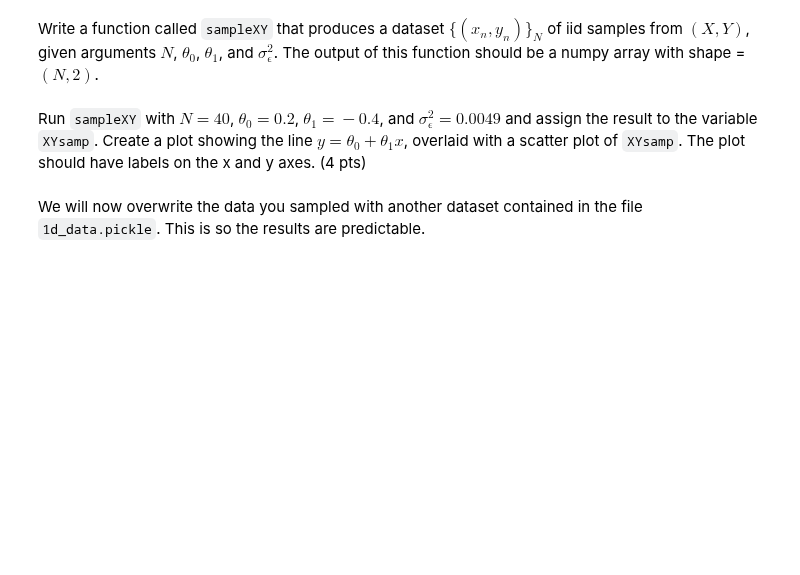
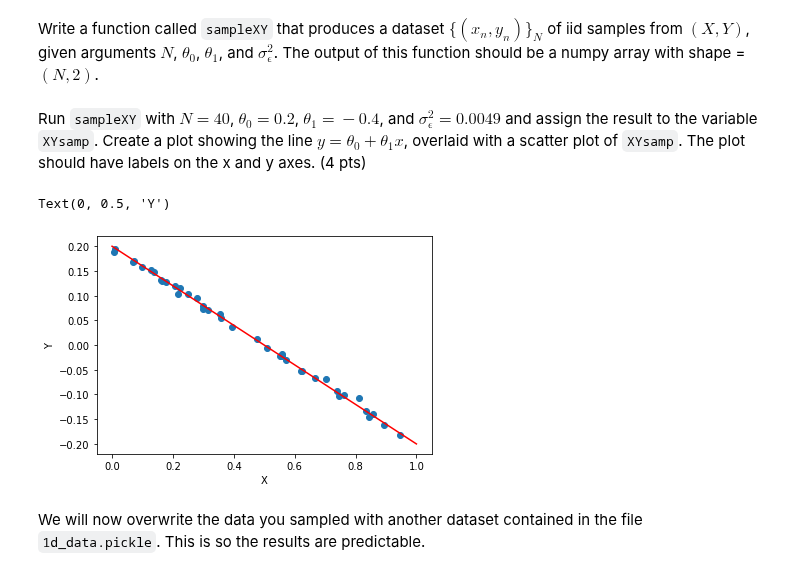
Before and after one commit to ptkinvent/sdse_public, a Jupyter notebook: lab2/lab2_handout.ipynb, the cells around one changed output. Cells and saved outputs as stored; diff of their text form; code cells hidden in the pictures; blank space fills up the shorter version.

```diff
--- a/lab2/lab2_handout.ipynb
+++ b/lab2/lab2_handout.ipynb
@@ -8,6 +8,6 @@
 Note: The format for the report is as a Jupyter Notebook. Please include the section number and SIDs of the members of your group in the results dictionary. A single notebook should be submitted as a group submission in Gradescope.
 # %%
 result = {
-    'section_number' : 0, # enter your student id here
-    'SIDs': [0,0] # enter the SIDs for the group members
+    'section_number' : 1, # enter your student id here
+    'SIDs': [3036429331, 3031851018, 3037390290] # enter the SIDs for the group members
 }
@@ -39,7 +41,13 @@ We will first construct a synthetic dataset by sampling  from $(X,Y)$.
 Write a function called `sampleXY` that produces a dataset $\{(x_n,y_n)\}_N$ of iid samples from $(X,Y)$, given arguments $N$, $\theta_0$, $\theta_1$, and $\sigma^2_\epsilon$. The output of this function should be a numpy array with shape = $(N,2)$.
 # %%
 def sampleXY(N, theta0, theta1, sigma2_eps):
-    pass
+    x = np.random.uniform(low=0, high=1, size=N)
+    epsilon = np.random.normal(0, sigma2_eps, size=N)
+    y = theta0 + theta1 * x + epsilon
+    result = np.empty((N, 2))
+    result[:,0] = x
+    result[:,1] = y
+    return result
 # %%
 N = 40
 theta0=0.2
@@ -50,6 +58,13 @@ XYsamp = sampleXY(N, theta0, theta1, sigma2_eps)
 Run `sampleXY` with $N\!=\!40$, $\theta_0\!=\!0.2$, $\theta_1\!=\!-0.4$, and $\sigma^2_\epsilon\!=\!0.0049$ and assign the result to the variable `XYsamp`. Create a plot showing the line $y=\theta_0 + \theta_1 x$, overlaid with a scatter plot of `XYsamp`. The plot should have labels on the x and y axes. (4 pts)
 # %%
 fig1 = plt.figure()
+plt.scatter(XYsamp[:,0], XYsamp[:,1])
+plt.plot([0,1],[0.2,-0.2], 'r')
+plt.xlabel('X')
+plt.ylabel('Y')
+# %% [output]
+Text(0, 0.5, 'Y')
+[figure, added]
 # %%
 ################################
 # Reporting. Do not modify.#####
```
Also changed, not shown: parts of 8 cells of this notebook.
